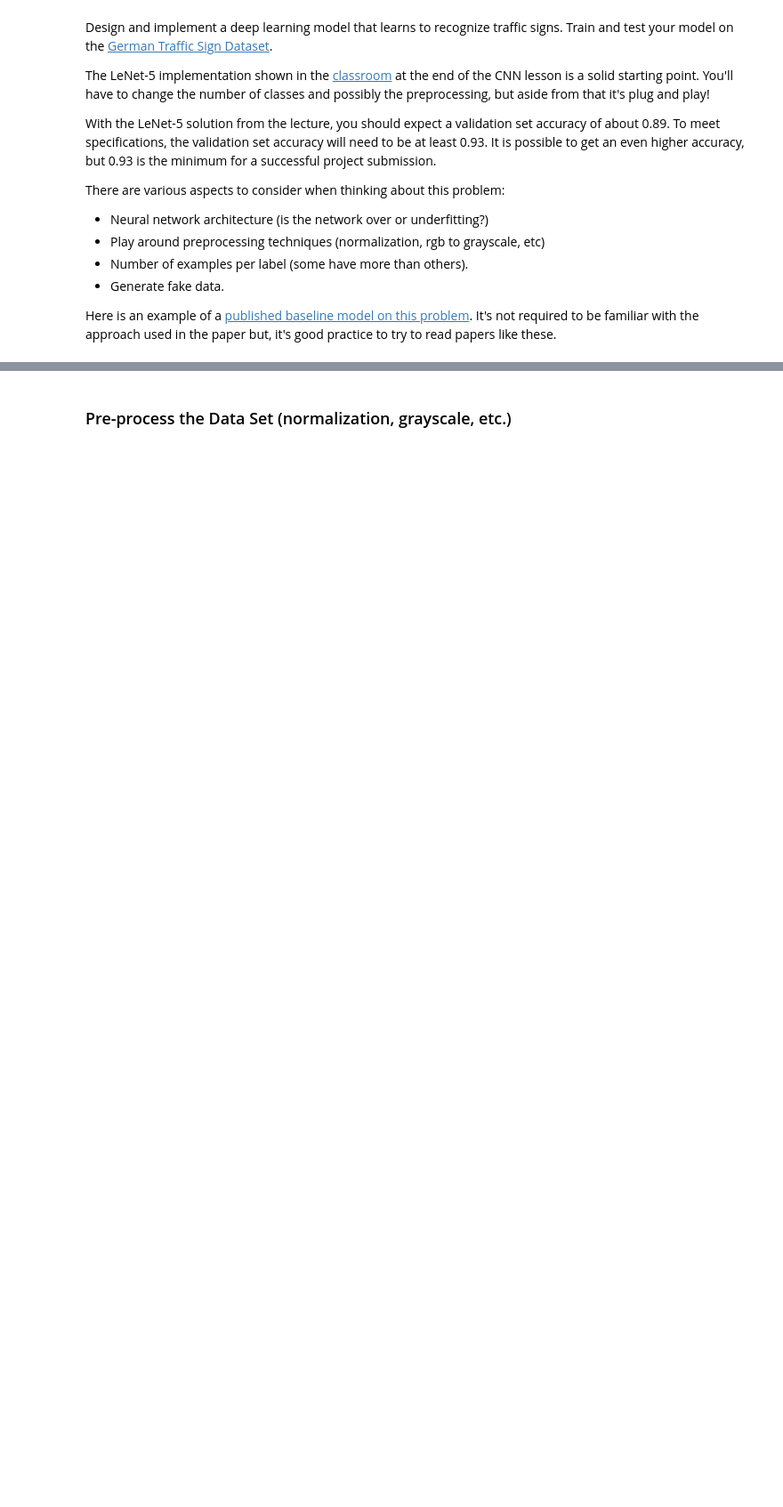
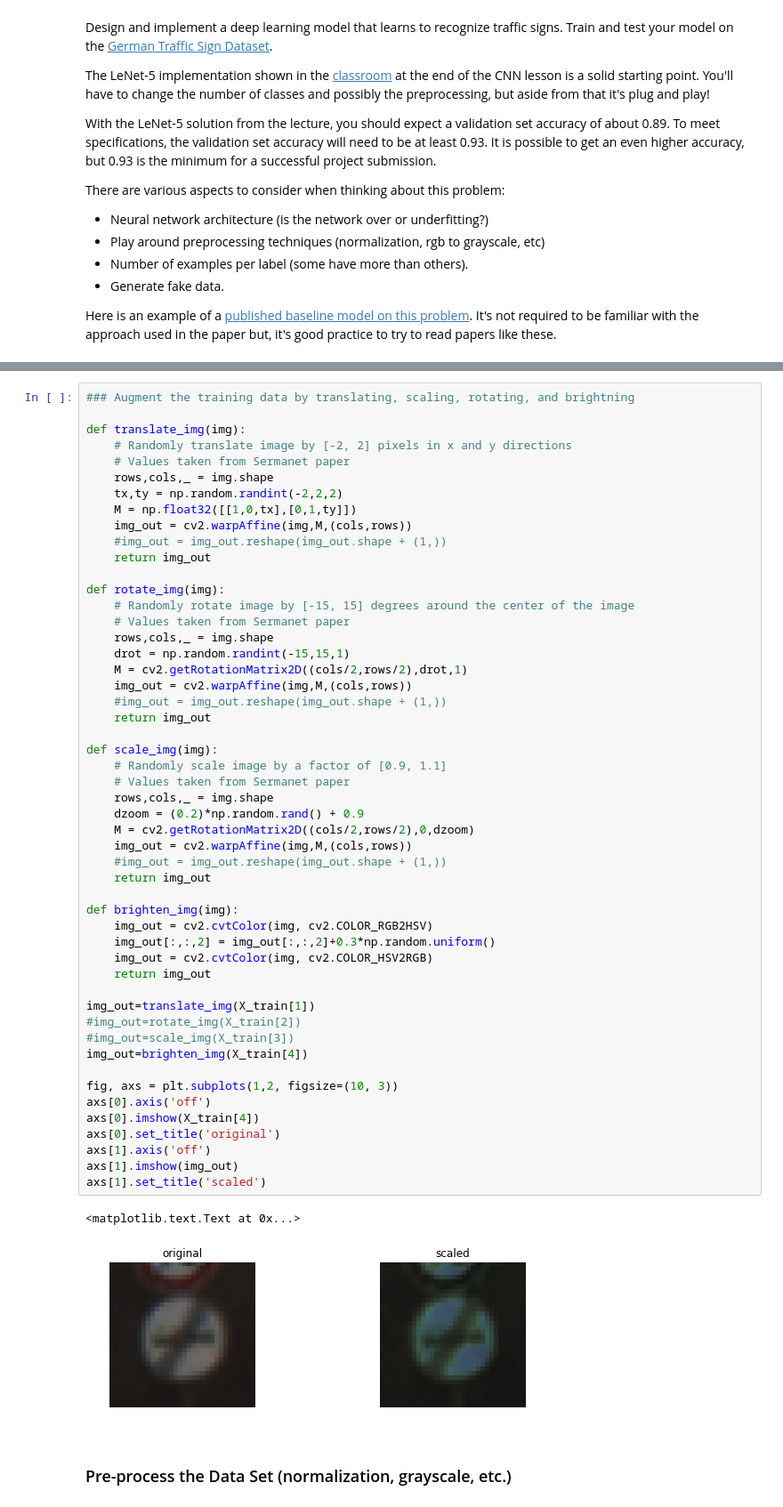
Before and after one commit to AjinkyaBhave/CarND_P2_ClassifySigns, a Jupyter notebook: Traffic_Sign_Classifier.ipynb, the cells around one changed output, grey strips where cells are left out. Shown at 89% size. Cells and saved outputs as stored; diff of their text form; blank space fills up the shorter version.

```diff
--- a/Traffic_Sign_Classifier.ipynb
+++ b/Traffic_Sign_Classifier.ipynb
@@ -134,2 +130,56 @@ plt.ylabel("Frequency")
+# %%
+### Augment the training data by translating, scaling, rotating, and brightning
+
+def translate_img(img):
+    # Randomly translate image by [-2, 2] pixels in x and y directions
+    # Values taken from Sermanet paper
+    rows,cols,_ = img.shape
+    tx,ty = np.random.randint(-2,2,2)
+    M = np.float32([[1,0,tx],[0,1,ty]])
+    img_out = cv2.warpAffine(img,M,(cols,rows))
+    #img_out = img_out.reshape(img_out.shape + (1,))
+    return img_out
+
+def rotate_img(img):
+    # Randomly rotate image by [-15, 15] degrees around the center of the image
+    # Values taken from Sermanet paper
+    rows,cols,_ = img.shape
+    drot = np.random.randint(-15,15,1)
+    M = cv2.getRotationMatrix2D((cols/2,rows/2),drot,1)
+    img_out = cv2.warpAffine(img,M,(cols,rows))
+    #img_out = img_out.reshape(img_out.shape + (1,))
+    return img_out
+
+def scale_img(img):
+    # Randomly scale image by a factor of [0.9, 1.1]
+    # Values taken from Sermanet paper
+    rows,cols,_ = img.shape
+    dzoom = (0.2)*np.random.rand() + 0.9
+    M = cv2.getRotationMatrix2D((cols/2,rows/2),0,dzoom)
+    img_out = cv2.warpAffine(img,M,(cols,rows))
+    #img_out = img_out.reshape(img_out.shape + (1,))
+    return img_out
+
+def brighten_img(img):
+    img_out = cv2.cvtColor(img, cv2.COLOR_RGB2HSV)
+    img_out[:,:,2] = img_out[:,:,2]+0.3*np.random.uniform()
+    img_out = cv2.cvtColor(img, cv2.COLOR_HSV2RGB)
+    return img_out
+
+img_out=translate_img(X_train[1])
+#img_out=rotate_img(X_train[2])
+#img_out=scale_img(X_train[3])
+img_out=brighten_img(X_train[4])
+
+fig, axs = plt.subplots(1,2, figsize=(10, 3))
+axs[0].axis('off')
+axs[0].imshow(X_train[4])
+axs[0].set_title('original')
+axs[1].axis('off')
+axs[1].imshow(img_out)
+axs[1].set_title('scaled')
+# %% [output]
+<matplotlib.text.Text at 0x...>
+[figure, added]
 # %% [markdown]
 ### Pre-process the Data Set (normalization, grayscale, etc.)
```
Also changed, not shown: parts of 15 cells of this notebook.
